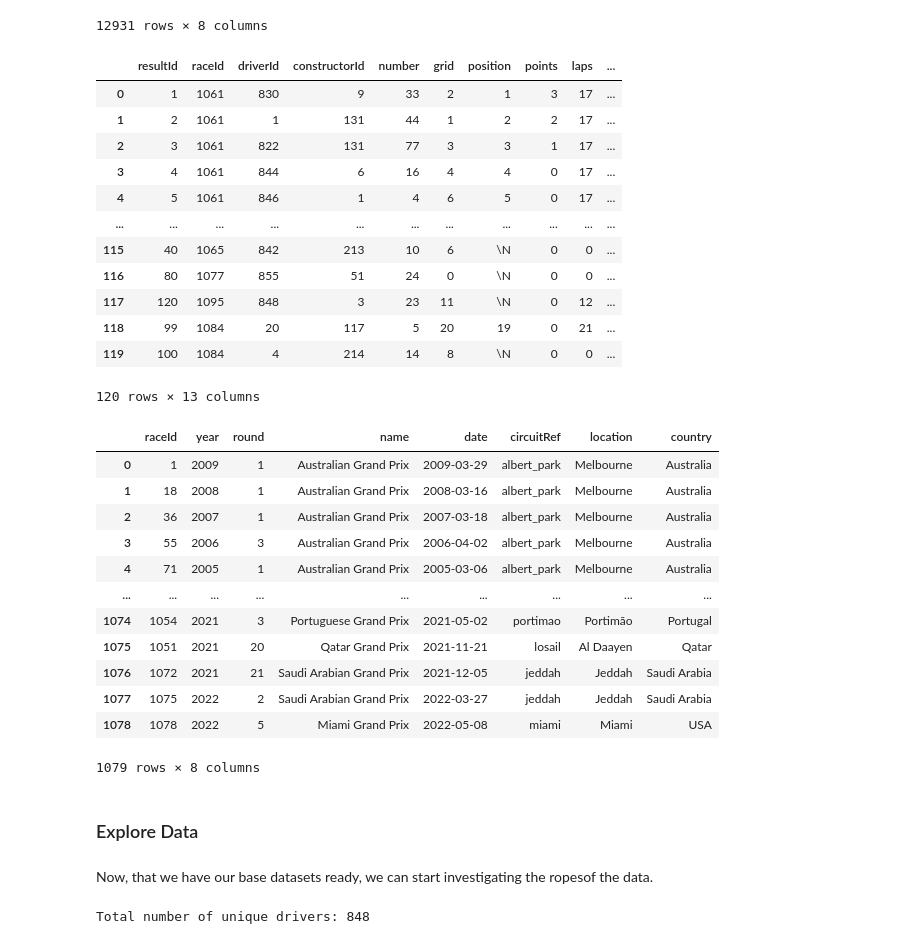
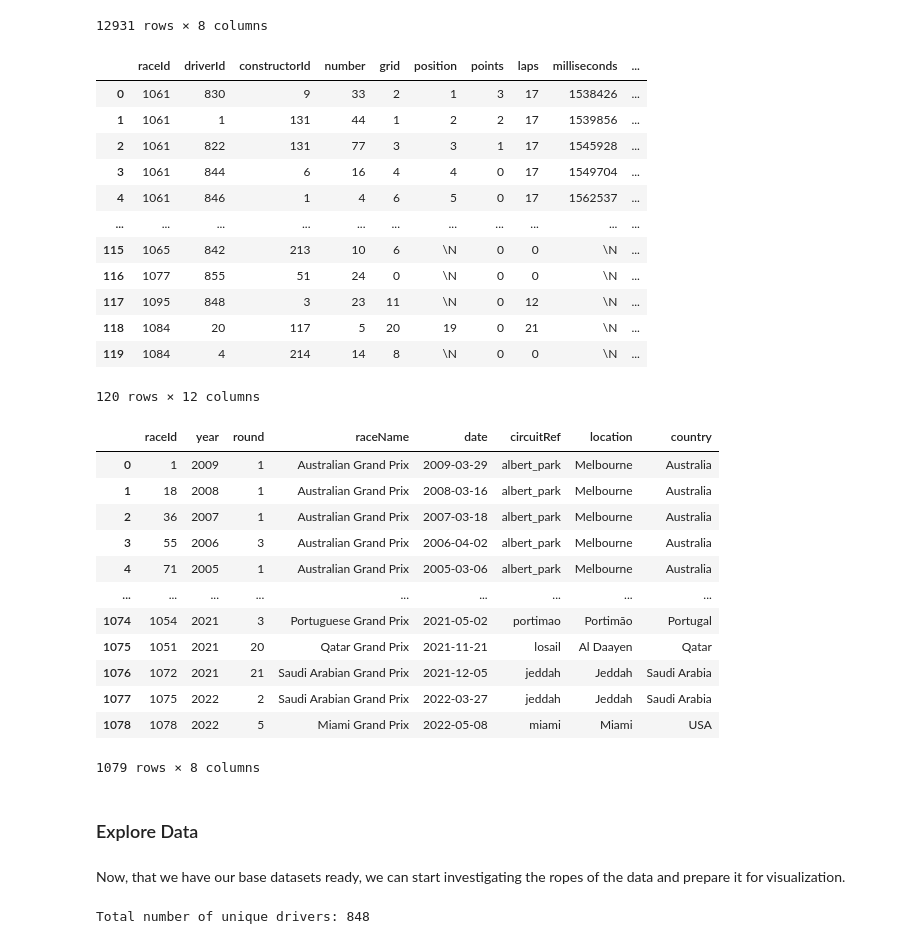
Before and after one commit to soyuz108/EDA-Formula-1-Drivers, a Jupyter notebook: drivers_analysis.ipynb, the cells around one changed output. Drawn from its saved outputs; the diff is of its cells as text; code cells hidden in the pictures.

Commit message:
New table for drivers&races,still exploring

```diff
--- a/drivers_analysis.ipynb
+++ b/drivers_analysis.ipynb
@@ -74,30 +76,31 @@ full_constructors
 # %%
 # Merge tables for sprints and replace status with actual values
 full_sprints = sprints.merge(status, on="statusId", how="inner")\
-                        .drop(["positionText", "positionOrder", "time", "statusId"], axis=1)
+                        .drop(["resultId", "positionText", "positionOrder", "time", "statusId"], axis=1)
 full_sprints
 # %% [output]
-|  | resultId | raceId | driverId | constructorId | number | grid | position | points | laps | ... |
-| 0 | 1 | 1061 | 830 | 9 | 33 | 2 | 1 | 3 | 17 | ... |
-| 1 | 2 | 1061 | 1 | 131 | 44 | 1 | 2 | 2 | 17 | ... |
-| 2 | 3 | 1061 | 822 | 131 | 77 | 3 | 3 | 1 | 17 | ... |
-| 3 | 4 | 1061 | 844 | 6 | 16 | 4 | 4 | 0 | 17 | ... |
-| 4 | 5 | 1061 | 846 | 1 | 4 | 6 | 5 | 0 | 17 | ... |
+|  | raceId | driverId | constructorId | number | grid | position | points | laps | milliseconds | ... |
+| 0 | 1061 | 830 | 9 | 33 | 2 | 1 | 3 | 17 | 1538426 | ... |
+| 1 | 1061 | 1 | 131 | 44 | 1 | 2 | 2 | 17 | 1539856 | ... |
+| 2 | 1061 | 822 | 131 | 77 | 3 | 3 | 1 | 17 | 1545928 | ... |
+| 3 | 1061 | 844 | 6 | 16 | 4 | 4 | 0 | 17 | 1549704 | ... |
+| 4 | 1061 | 846 | 1 | 4 | 6 | 5 | 0 | 17 | 1562537 | ... |
 | ... | ... | ... | ... | ... | ... | ... | ... | ... | ... | ... |
-| 115 | 40 | 1065 | 842 | 213 | 10 | 6 | \N | 0 | 0 | ... |
-| 116 | 80 | 1077 | 855 | 51 | 24 | 0 | \N | 0 | 0 | ... |
-| 117 | 120 | 1095 | 848 | 3 | 23 | 11 | \N | 0 | 12 | ... |
-| 118 | 99 | 1084 | 20 | 117 | 5 | 20 | 19 | 0 | 21 | ... |
-| 119 | 100 | 1084 | 4 | 214 | 14 | 8 | \N | 0 | 0 | ... |
+| 115 | 1065 | 842 | 213 | 10 | 6 | \N | 0 | 0 | \N | ... |
+| 116 | 1077 | 855 | 51 | 24 | 0 | \N | 0 | 0 | \N | ... |
+| 117 | 1095 | 848 | 3 | 23 | 11 | \N | 0 | 12 | \N | ... |
+| 118 | 1084 | 20 | 117 | 5 | 20 | 19 | 0 | 21 | \N | ... |
+| 119 | 1084 | 4 | 214 | 14 | 8 | \N | 0 | 0 | \N | ... |
-120 rows × 13 columns
+120 rows × 12 columns
 # %%
 # Merge only relevant columns from races and circuits
 full_races = pd.merge(races[["raceId", "year", "round", "circuitId", "name", "date"]],\
                         circuits[["circuitId", "circuitRef", "location", "country"]], on="circuitId", how="inner")\
                             .drop("circuitId", axis=1)
+full_races = full_races.rename(columns={"name": "raceName"})
 full_races
 # %% [output]
-|  | raceId | year | round | name | date | circuitRef | location | country |
+|  | raceId | year | round | raceName | date | circuitRef | location | country |
 | 0 | 1 | 2009 | 1 | Australian Grand Prix | 2009-03-29 | albert_park | Melbourne | Australia |
 | 1 | 18 | 2008 | 1 | Australian Grand Prix | 2008-03-16 | albert_park | Melbourne | Australia |
 | 2 | 36 | 2007 | 1 | Australian Grand Prix | 2007-03-18 | albert_park | Melbourne | Australia |
@@ -113,7 +116,7 @@ full_races
 # %% [markdown]
 ### Explore Data
 # %% [markdown]
-Now, that we have our base datasets ready, we can start investigating the ropesof the data.
+Now, that we have our base datasets ready, we can start investigating the ropes of the data and prepare it for visualization.
 # %%
 print(f"Total number of unique drivers: {full_drivers.name.nunique()}")
 # %% [output]
```
Also changed, not shown: parts of 5 cells of this notebook.
